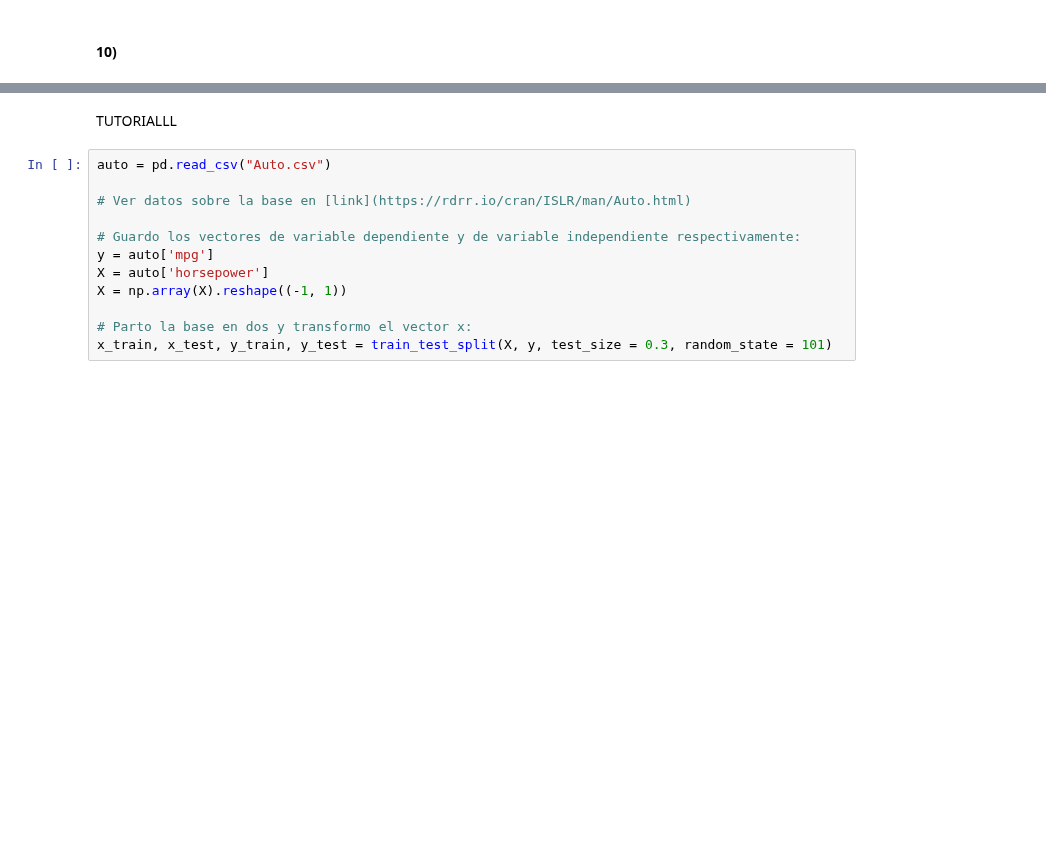
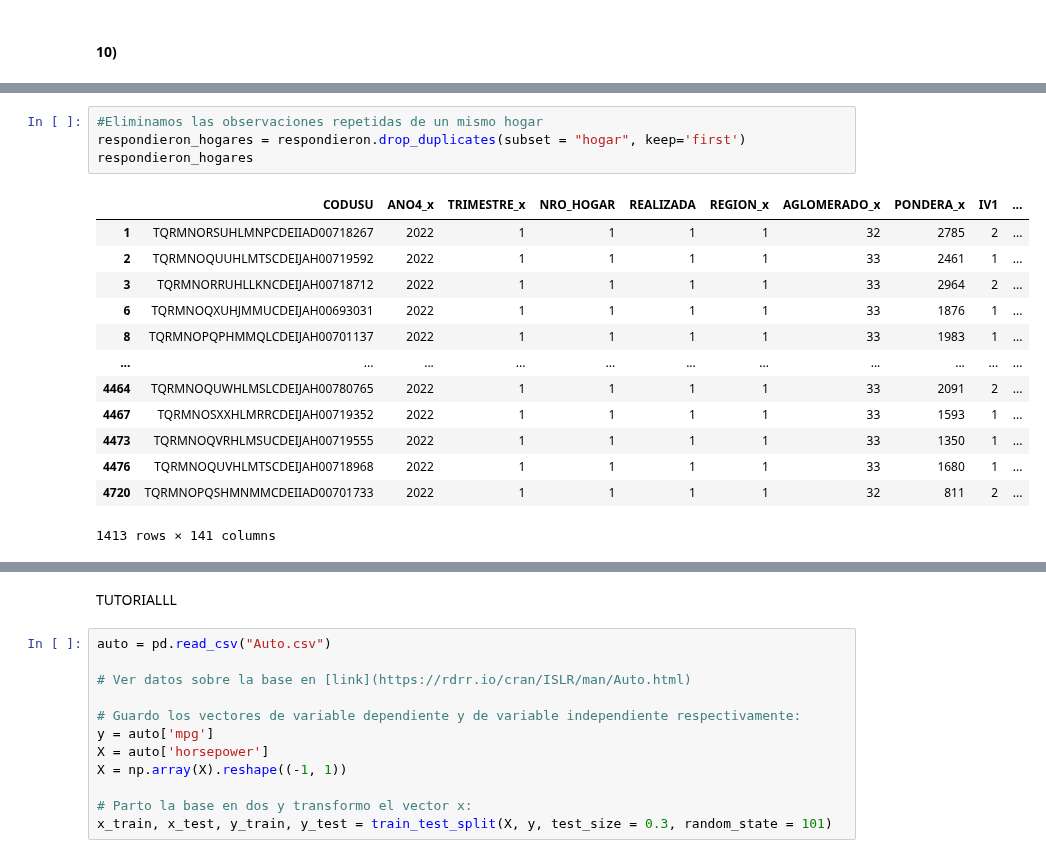
Before and after one commit to hpilar/TrabajosPracticos-Grupo4, a Jupyter notebook: TP3/TP3.ipynb, the cells around one changed output, grey strips where cells are left out. Drawn from its saved outputs; the diff is of its cells as text; blank space fills up the shorter version.

```diff
--- a/TP3/TP3.ipynb
+++ b/TP3/TP3.ipynb
@@ -667,0 +683,18 @@ respondieron.to_csv("Respondieron.csv")
+# %%
+#Eliminamos las observaciones repetidas de un mismo hogar
+respondieron_hogares = respondieron.drop_duplicates(subset = "hogar", keep='first')
+respondieron_hogares
+# %% [output]
+|  | CODUSU | ANO4_x | TRIMESTRE_x | NRO_HOGAR | REALIZADA | REGION_x | AGLOMERADO_x | PONDERA_x | IV1 | ... |
+| 1 | TQRMNORSUHLMNPCDEIIAD00718267 | 2022 | 1 | 1 | 1 | 1 | 32 | 2785 | 2 | ... |
+| 2 | TQRMNOQUUHLMTSCDEIJAH00719592 | 2022 | 1 | 1 | 1 | 1 | 33 | 2461 | 1 | ... |
+| 3 | TQRMNORRUHLLKNCDEIJAH00718712 | 2022 | 1 | 1 | 1 | 1 | 33 | 2964 | 2 | ... |
+| 6 | TQRMNOQXUHJMMUCDEIJAH00693031 | 2022 | 1 | 1 | 1 | 1 | 33 | 1876 | 1 | ... |
+| 8 | TQRMNOPQPHMMQLCDEIJAH00701137 | 2022 | 1 | 1 | 1 | 1 | 33 | 1983 | 1 | ... |
+| ... | ... | ... | ... | ... | ... | ... | ... | ... | ... | ... |
+| 4464 | TQRMNOQUWHLMSLCDEIJAH00780765 | 2022 | 1 | 1 | 1 | 1 | 33 | 2091 | 2 | ... |
+| 4467 | TQRMNOSXXHLMRRCDEIJAH00719352 | 2022 | 1 | 1 | 1 | 1 | 33 | 1593 | 1 | ... |
+| 4473 | TQRMNOQVRHLMSUCDEIJAH00719555 | 2022 | 1 | 1 | 1 | 1 | 33 | 1350 | 1 | ... |
+| 4476 | TQRMNOQUVHLMTSCDEIJAH00718968 | 2022 | 1 | 1 | 1 | 1 | 33 | 1680 | 1 | ... |
+| 4720 | TQRMNOPQSHMNMMCDEIIAD00701733 | 2022 | 1 | 1 | 1 | 1 | 32 | 811 | 2 | ... |
+1413 rows × 141 columns
```
Also changed, not shown: parts of 15 cells of this notebook.
